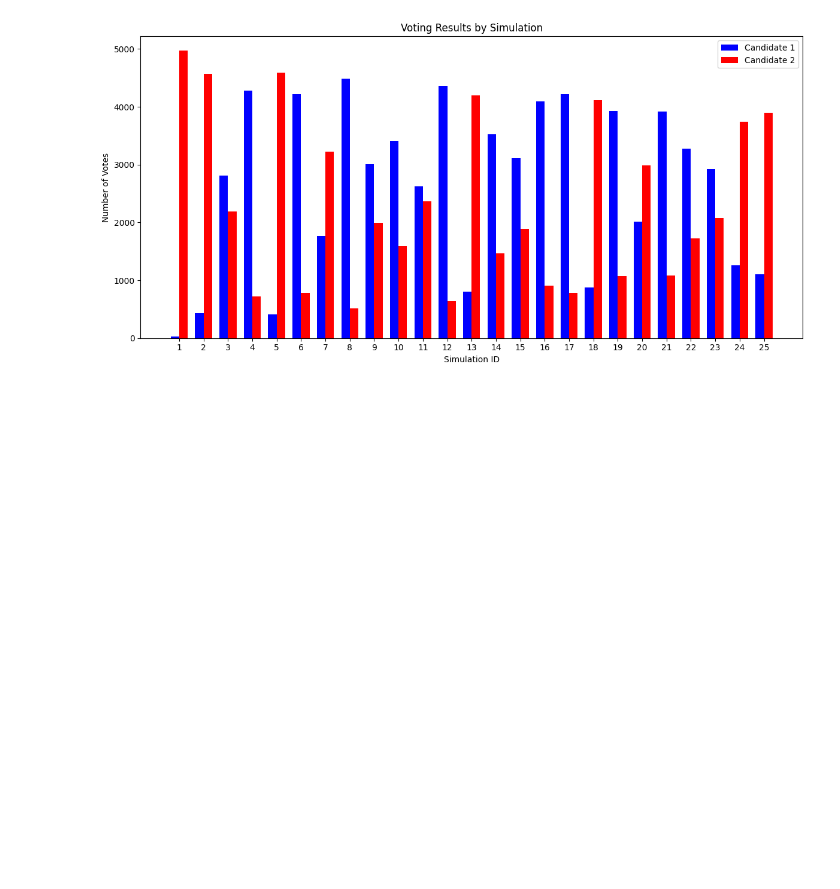
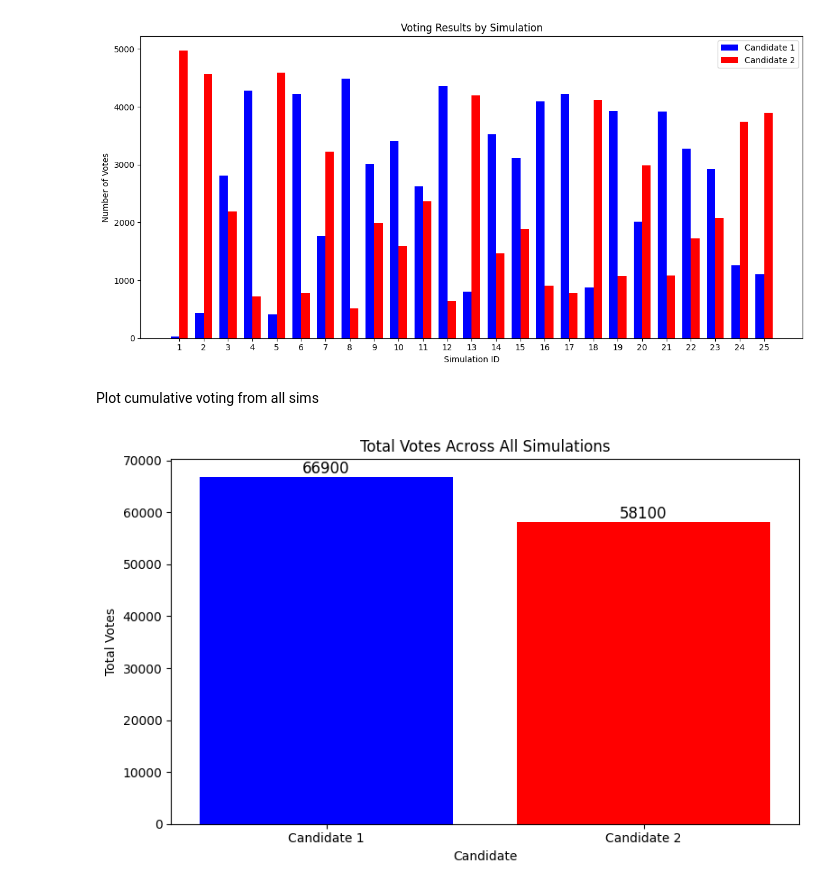
Before and after one commit to HugoMartinus499/Bachelor-project, a Jupyter notebook: Data_analysis.ipynb, the cells around one changed output. Drawn from its saved outputs; the diff is of its cells as text; code cells hidden in the pictures; blank space fills up the shorter version.

Commit message:
Plot of all votes across all sims

```diff
--- a/Data_analysis.ipynb
+++ b/Data_analysis.ipynb
@@ -99,3 +99,46 @@ plt.tight_layout()
 plt.show()
 # %% [output]
 [figure]
+# %% [markdown]
+Plot cumulative voting from all sims
+# %%
+
+# Step 1: Aggregate results across all simulations
+total_votes = combined_voting_results.groupby('Vote').size()
+total_votes = total_votes.reindex(['Candidate_0', 'Candidate_1'], fill_value=0)
+
+# Rename the indices to your preferred names
+total_votes.index = ['Candidate 1', 'Candidate 2']
+
+# Step 2: Prepare data for plotting
+candidates = total_votes.index
+votes = total_votes.values
+
+# Step 3: Plot with Matplotlib
+plt.figure(figsize=(8, 5))
+
+# Bars for each candidate
+bars = plt.bar(candidates, votes, color=['blue', 'red'])
+
+# Add labels on top of each bar
+for bar, vote_count in zip(bars, votes):
+    plt.text(
+        bar.get_x() + bar.get_width() / 2,  # Center the text horizontally
+        bar.get_height(),                  # Position it at the top of the bar
+        f'{vote_count}',                   # The vote count as the label
+        ha='center',                       # Center align the text
+        va='bottom',                       # Align text just above the bar
+        fontsize=12,                       # Font size for visibility
+        color='black'                      # Text color
+    )
+
+# Customize plot
+plt.xlabel('Candidate')
+plt.ylabel('Total Votes')
+plt.title('Total Votes Across All Simulations')
+plt.tight_layout()
+
+# Show the plot
+plt.show()
+# %% [output]
+[figure, added]
```
